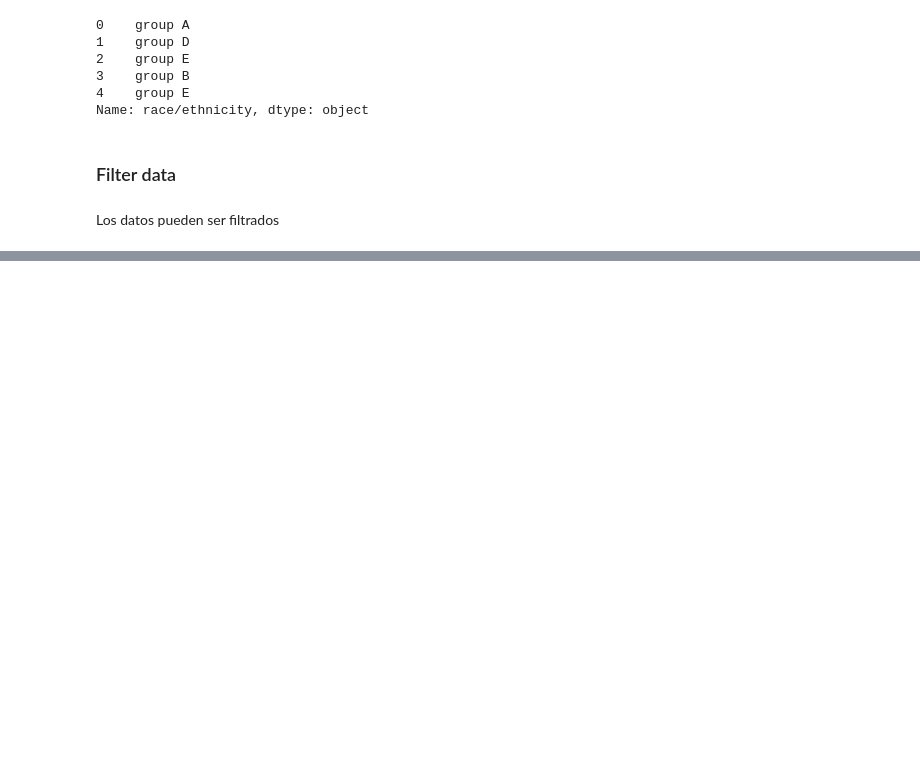
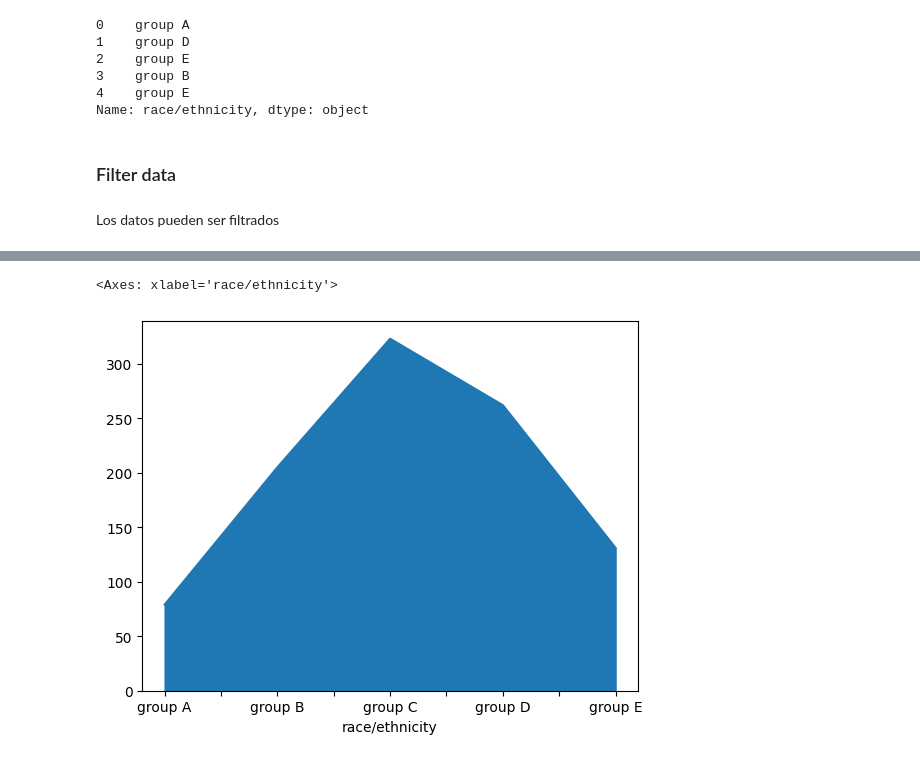
Before and after one commit to crixtiam/python-begginers, a Jupyter notebook: json-database/analisis_datos_pd.ipynb, the cells around one changed output, grey strips where cells are left out. Cells and saved outputs as stored; diff of their text form; code cells hidden in the pictures; blank space fills up the shorter version.

```diff
--- a/json-database/analisis_datos_pd.ipynb
+++ b/json-database/analisis_datos_pd.ipynb
@@ -89,0 +338,6 @@ import matplotlib.pyplot as plt
+# %%
+sg = student_data.groupby(['race/ethnicity']).size()
+sg.plot(kind='area')
+# %% [output]
+<Axes: xlabel='race/ethnicity'>
+[figure, added]
```
Also changed, not shown: parts of 36 cells of this notebook, 5 other files.
